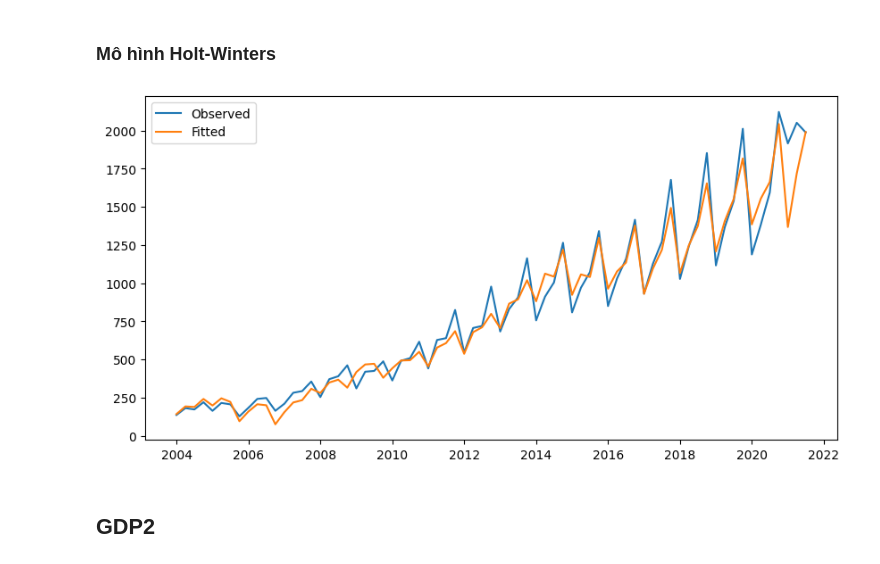
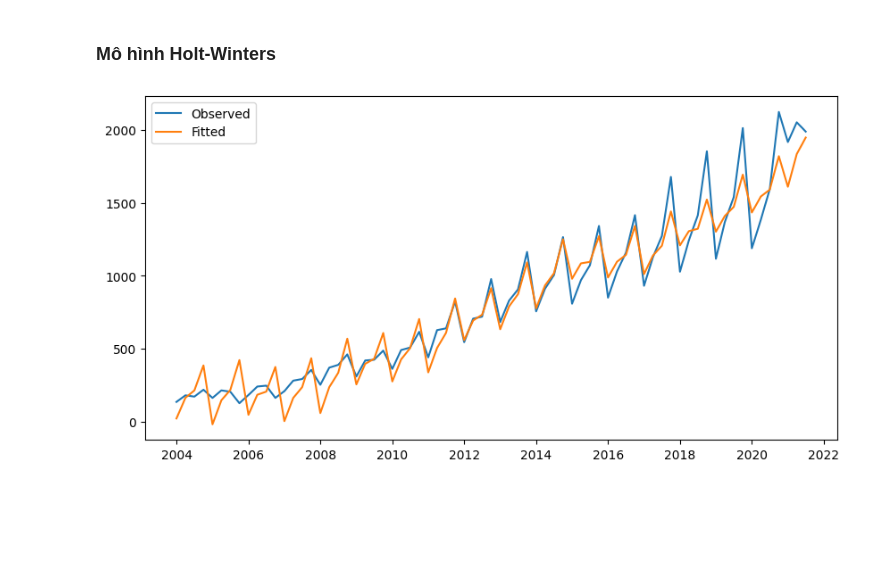
Before and after one commit to khanhtrinh2003/Time-series, a Jupyter notebook: Lesson/gdp.ipynb, the cells around one changed output. Drawn from its saved outputs; the diff is of its cells as text; code cells hidden in the pictures; blank space fills up the shorter version.

```diff
--- a/Lesson/gdp.ipynb
+++ b/Lesson/gdp.ipynb
@@ -72,13 +72,11 @@ plt.tight_layout()
 ### Mô hình Holt-Winters
 # %%
 model = ExponentialSmoothing(gdp1, trend='add', seasonal='add', seasonal_periods=12)
-fitted_model = model.fit(smoothing_level=0.2, smoothing_trend=0.2, smoothing_seasonal=1)
+fitted_model = model.fit(smoothing_level=0.2, smoothing_trend=0.2, smoothing_seasonal=0)
 fig, ax = plt.subplots(figsize=(10, 5))
 ax.plot(gdp1.index, gdp1, label='Observed')
 ax.plot(gdp1.index, fitted_model.fittedvalues, label='Fitted')
 ax.legend()
 plt.show()
 # %% [output]
-[figure, old version]
+[figure, new version]
-# %% [markdown]
-## GDP2
```
Also changed, not shown: parts of 2 cells of this notebook.
